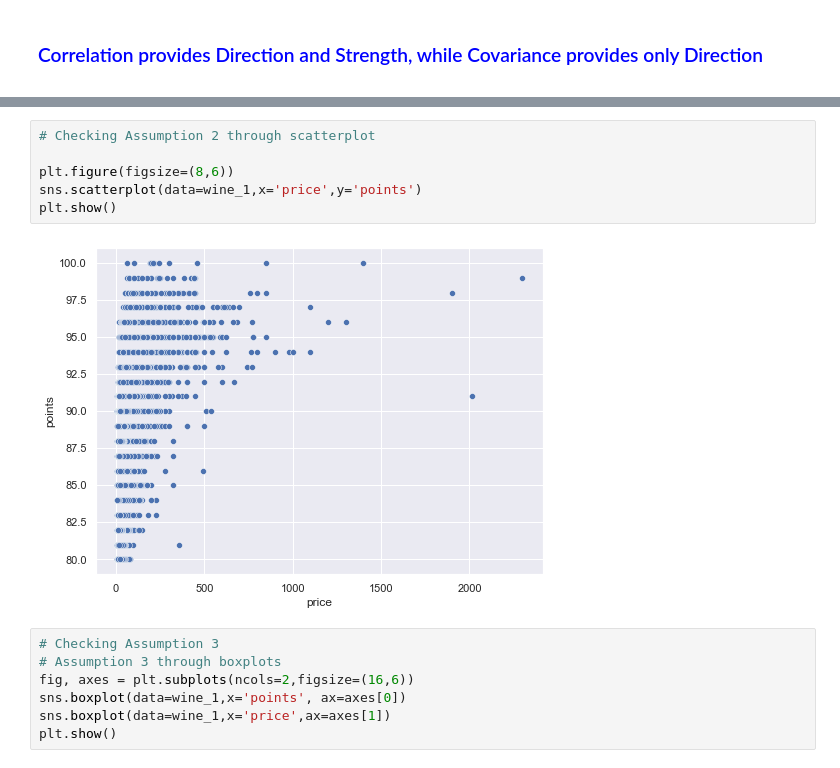
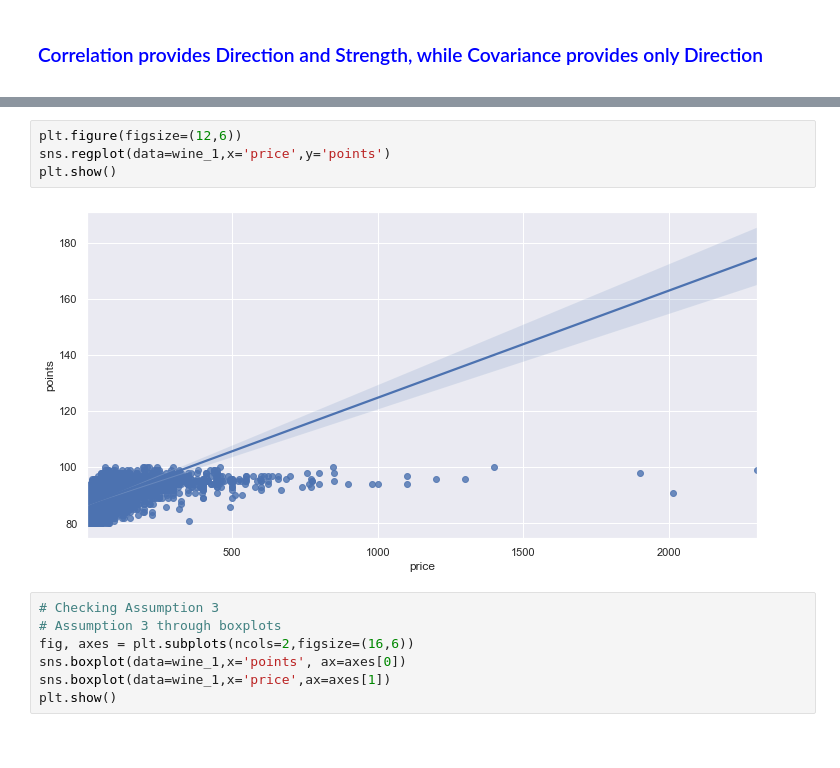
Before and after one commit to bthakr1/python_small_programs, a Jupyter notebook: python_small/Wine Data PreProcessing & Linear Regression.ipynb, the cells around one changed output, grey strips where cells are left out. Saved outputs shown, nothing was run; the diff lists cells and outputs as text.

```diff
--- a/python_small/Wine Data PreProcessing & Linear Regression.ipynb
+++ b/python_small/Wine Data PreProcessing & Linear Regression.ipynb
@@ -261,11 +280,9 @@ scipy.stats.skew(wine_1['points'])
 # %%
-# Checking Assumption 2 through scatterplot
-
-plt.figure(figsize=(8,6))
-sns.scatterplot(data=wine_1,x='price',y='points')
+plt.figure(figsize=(12,6))
+sns.regplot(data=wine_1,x='price',y='points')
 plt.show()
 # %% [output]
-[figure, old version]
+[figure, new version]
 # %%
 # Checking Assumption 3
 # Assumption 3 through boxplots
```
Also changed, not shown: parts of 5 cells of this notebook.
